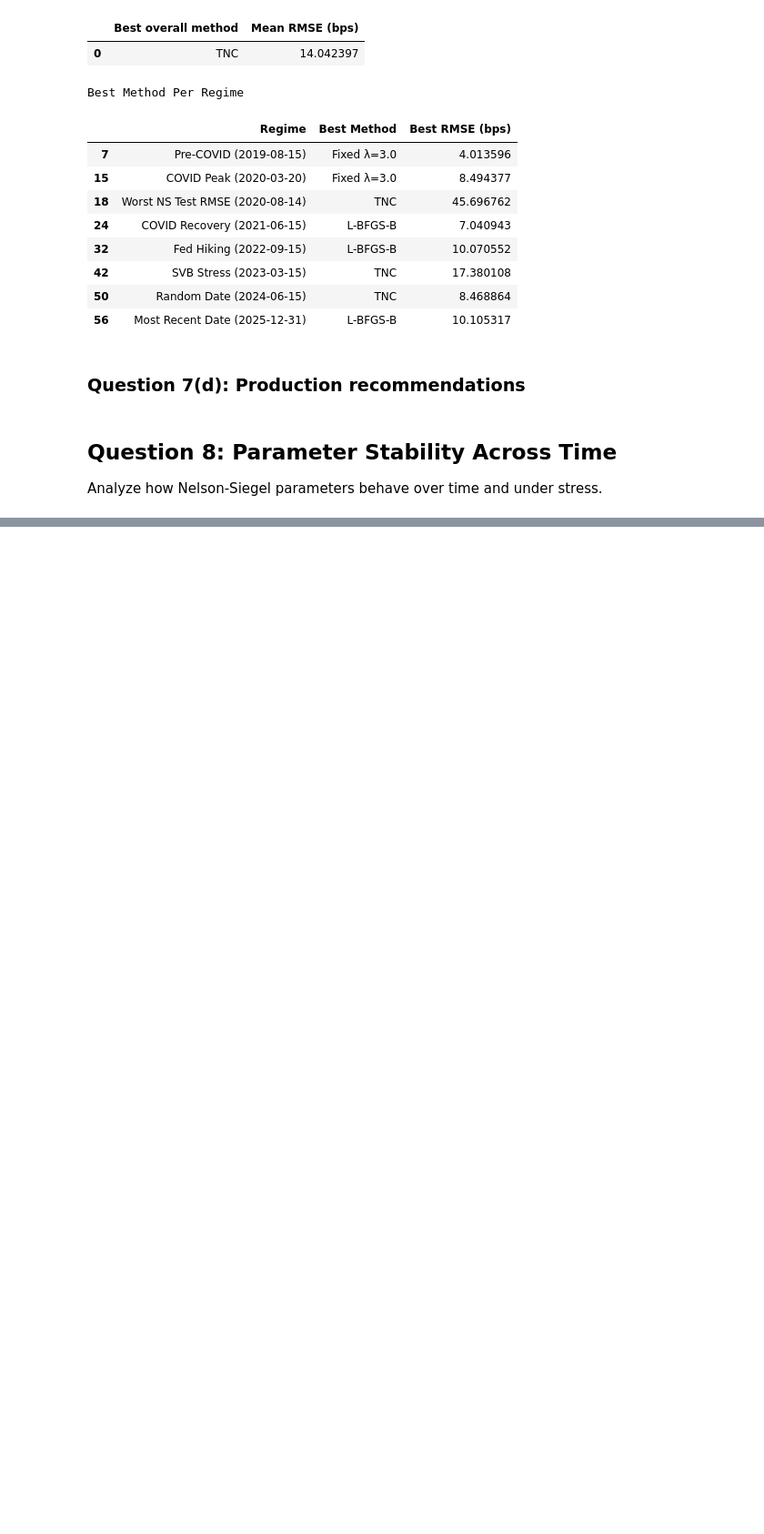
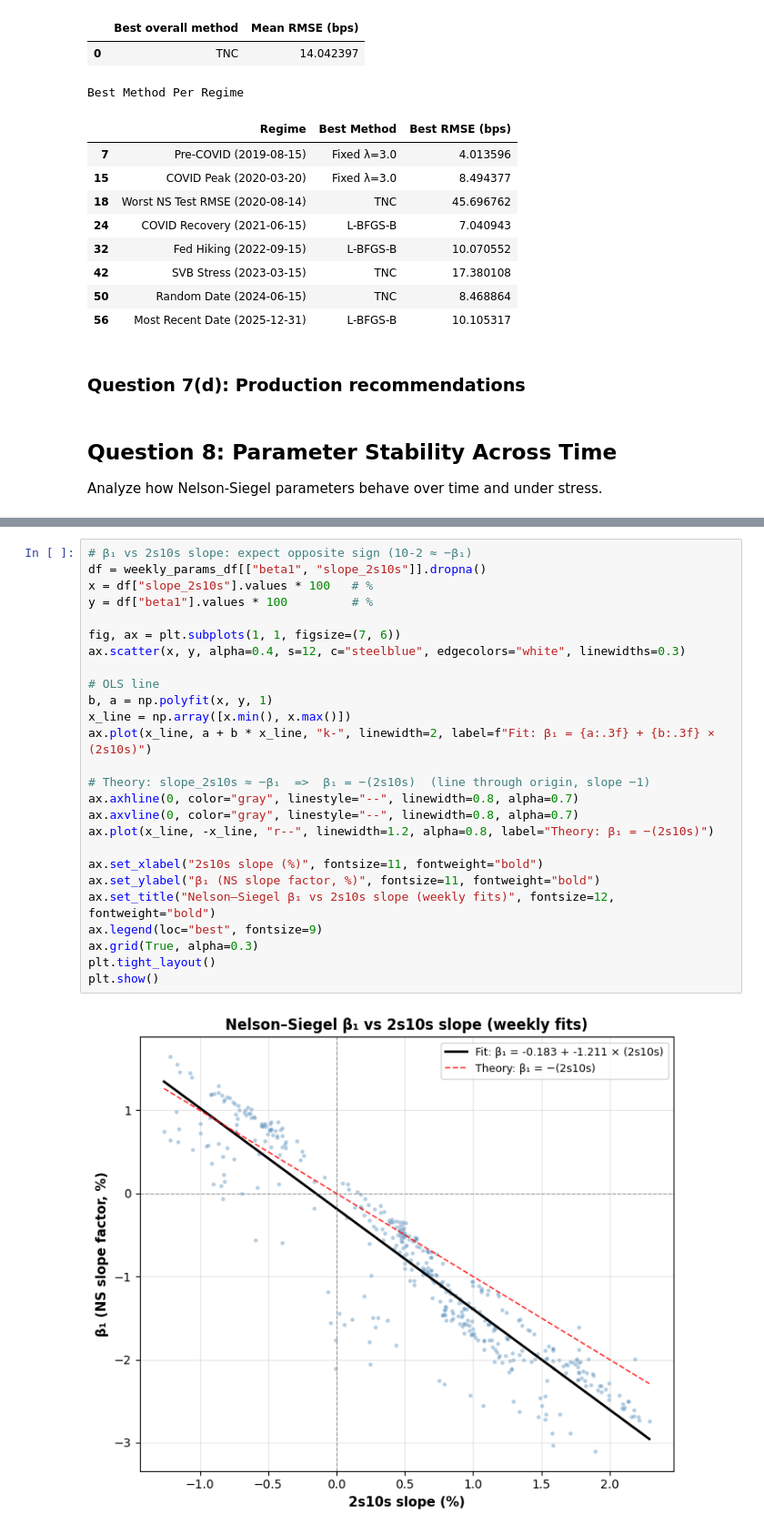
Before and after one commit to AdithSrinivasan/treasury-curve-models, a Jupyter notebook: fitting_yield_curves.ipynb, the cells around one changed output, grey strips where cells are left out. Shown at 91% size. Drawn from its saved outputs; the diff is of its cells as text; blank space fills up the shorter version.

```diff
--- a/fitting_yield_curves.ipynb
+++ b/fitting_yield_curves.ipynb
@@ -3797,0 +4107,28 @@ Analyze how Nelson-Siegel parameters behave over time and under stress.
+# %%
+# β₁ vs 2s10s slope: expect opposite sign (10-2 ≈ −β₁)
+df = weekly_params_df[["beta1", "slope_2s10s"]].dropna()
+x = df["slope_2s10s"].values * 100   # %
+y = df["beta1"].values * 100         # %
+
+fig, ax = plt.subplots(1, 1, figsize=(7, 6))
+ax.scatter(x, y, alpha=0.4, s=12, c="steelblue", edgecolors="white", linewidths=0.3)
+
+# OLS line
+b, a = np.polyfit(x, y, 1)
+x_line = np.array([x.min(), x.max()])
+ax.plot(x_line, a + b * x_line, "k-", linewidth=2, label=f"Fit: β₁ = {a:.3f} + {b:.3f} × (2s10s)")
+
+# Theory: slope_2s10s ≈ −β₁  =>  β₁ = −(2s10s)  (line through origin, slope −1)
+ax.axhline(0, color="gray", linestyle="--", linewidth=0.8, alpha=0.7)
+ax.axvline(0, color="gray", linestyle="--", linewidth=0.8, alpha=0.7)
+ax.plot(x_line, -x_line, "r--", linewidth=1.2, alpha=0.8, label="Theory: β₁ = −(2s10s)")
+
+ax.set_xlabel("2s10s slope (%)", fontsize=11, fontweight="bold")
+ax.set_ylabel("β₁ (NS slope factor, %)", fontsize=11, fontweight="bold")
+ax.set_title("Nelson–Siegel β₁ vs 2s10s slope (weekly fits)", fontsize=12, fontweight="bold")
+ax.legend(loc="best", fontsize=9)
+ax.grid(True, alpha=0.3)
+plt.tight_layout()
+plt.show()
+# %% [output]
+[figure, added]
```
Also changed, not shown: parts of 25 cells of this notebook.
